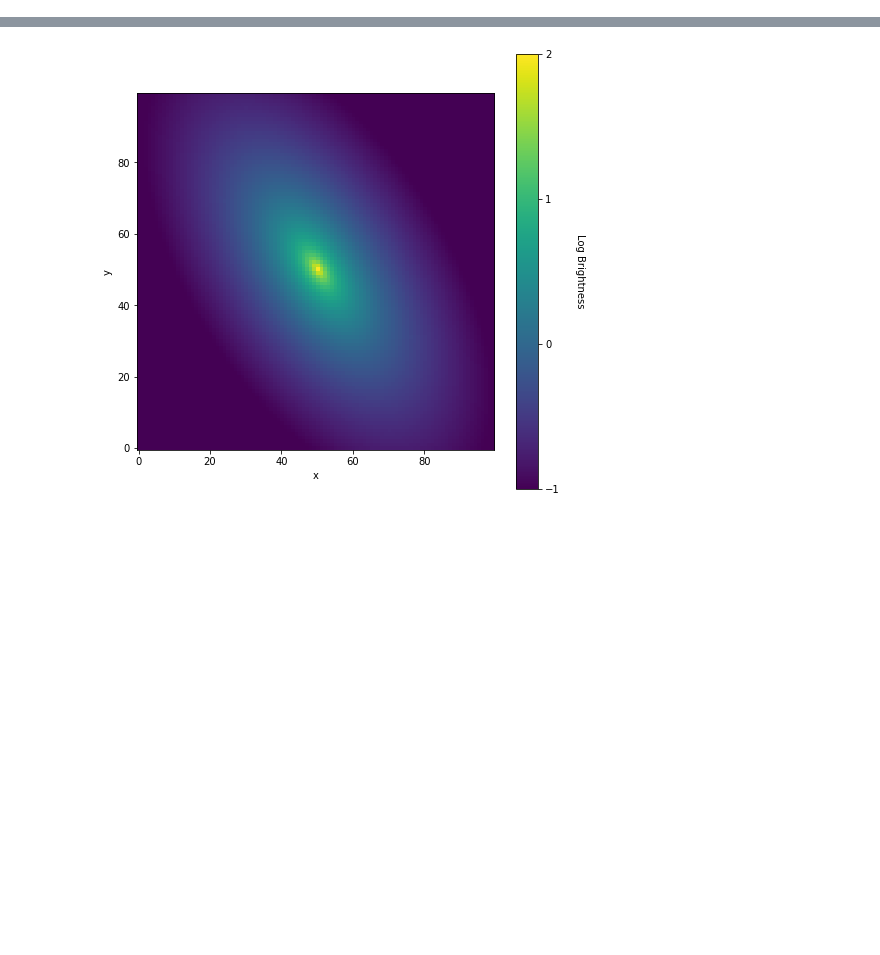
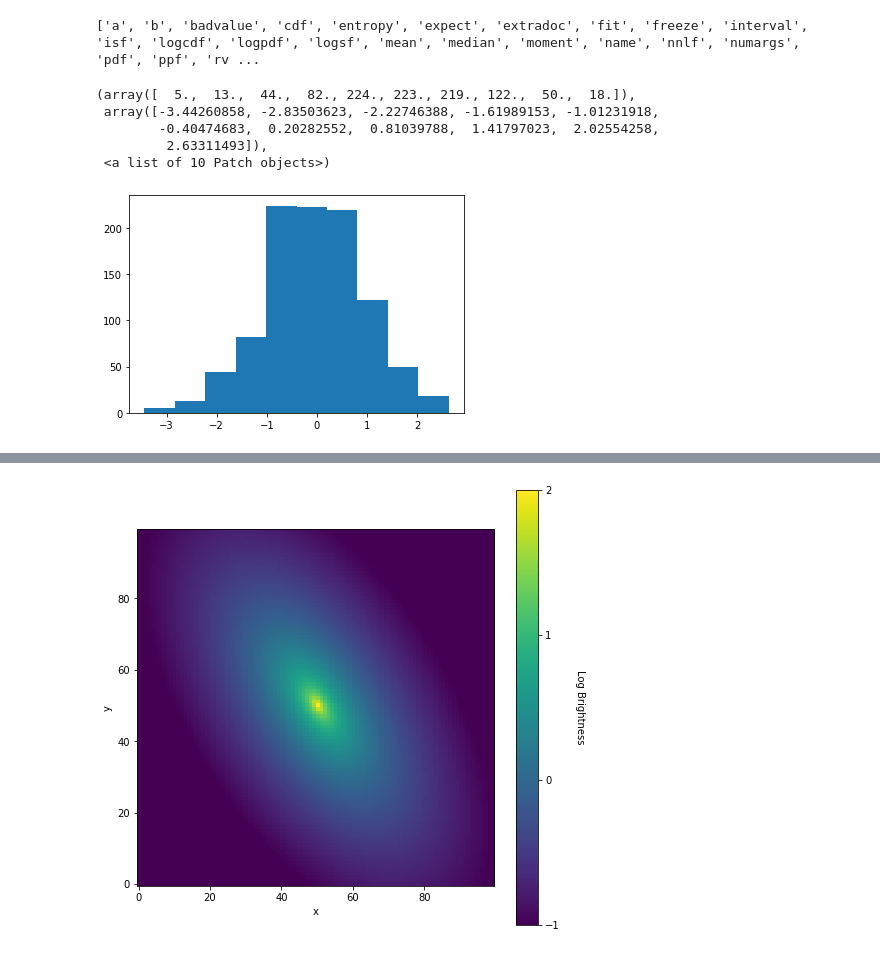
Before and after one commit to miguelverdugo/astromodels, a Jupyter notebook: notebooks/randomvariate.ipynb, the cells around one changed output, grey strips where cells are left out. Cells and saved outputs as stored; diff of their text form; code cells hidden in the pictures; blank space fills up the shorter version.

```diff
--- a/notebooks/randomvariate.ipynb
+++ b/notebooks/randomvariate.ipynb
@@ -94,2 +101,27 @@ def rvs(pdf, n, xmin, xmax):
+# %%
+class sersic_gen(rv_continuous):
+    "Gaussian distribution"
+    def _pdf(self, x):
+        return np.exp(-x**2 / 2.) / np.sqrt(2.0 * np.pi)
+
+class gaussian_gen(rv_continuous):
+    "Gaussian distribution"
+    def _pdf(self, x):
+        return np.exp(-x**2 / 2.) / np.sqrt(2.0 * np.pi)
+
+gaussian = gaussian_gen(name='gaussian')
+x  = np.arange(0,1,100)
+g = gaussian
+print([attr for attr in dir(g) if "_" not in attr]   )
+x = g.rvs(size=1000)
+hist(x)
+# %% [output]
+['a', 'b', 'badvalue', 'cdf', 'entropy', 'expect', 'extradoc', 'fit', 'freeze', 'interval', 'isf', 'logcdf', 'logpdf', 'logsf', 'mean', 'median', 'moment', 'name', 'nnlf', 'numargs', 'pdf', 'ppf', 'rv ...
+(array([  5.,  13.,  44.,  82., 224., 223., 219., 122.,  50.,  18.]),
+ array([-3.44260858, -2.83503623, -2.22746388, -1.61989153, -1.01231918,
+        -0.40474683,  0.20282552,  0.81039788,  1.41797023,  2.02554258,
+         2.63311493]),
+ <a list of 10 Patch objects>)
+[figure, added]
 # %%
 plt.figure()
```
Also changed, not shown: parts of 11 cells of this notebook, 1 other file.
